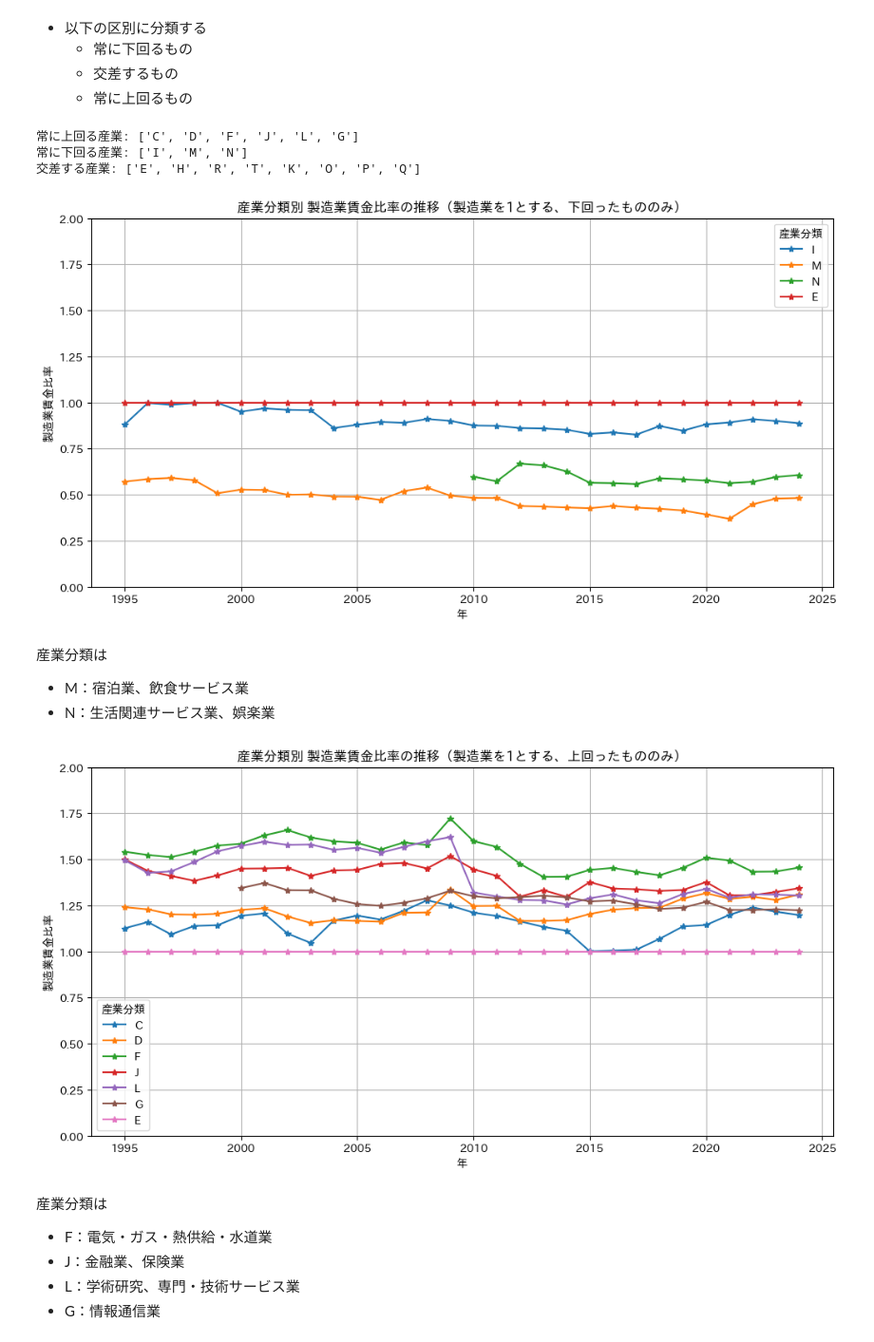
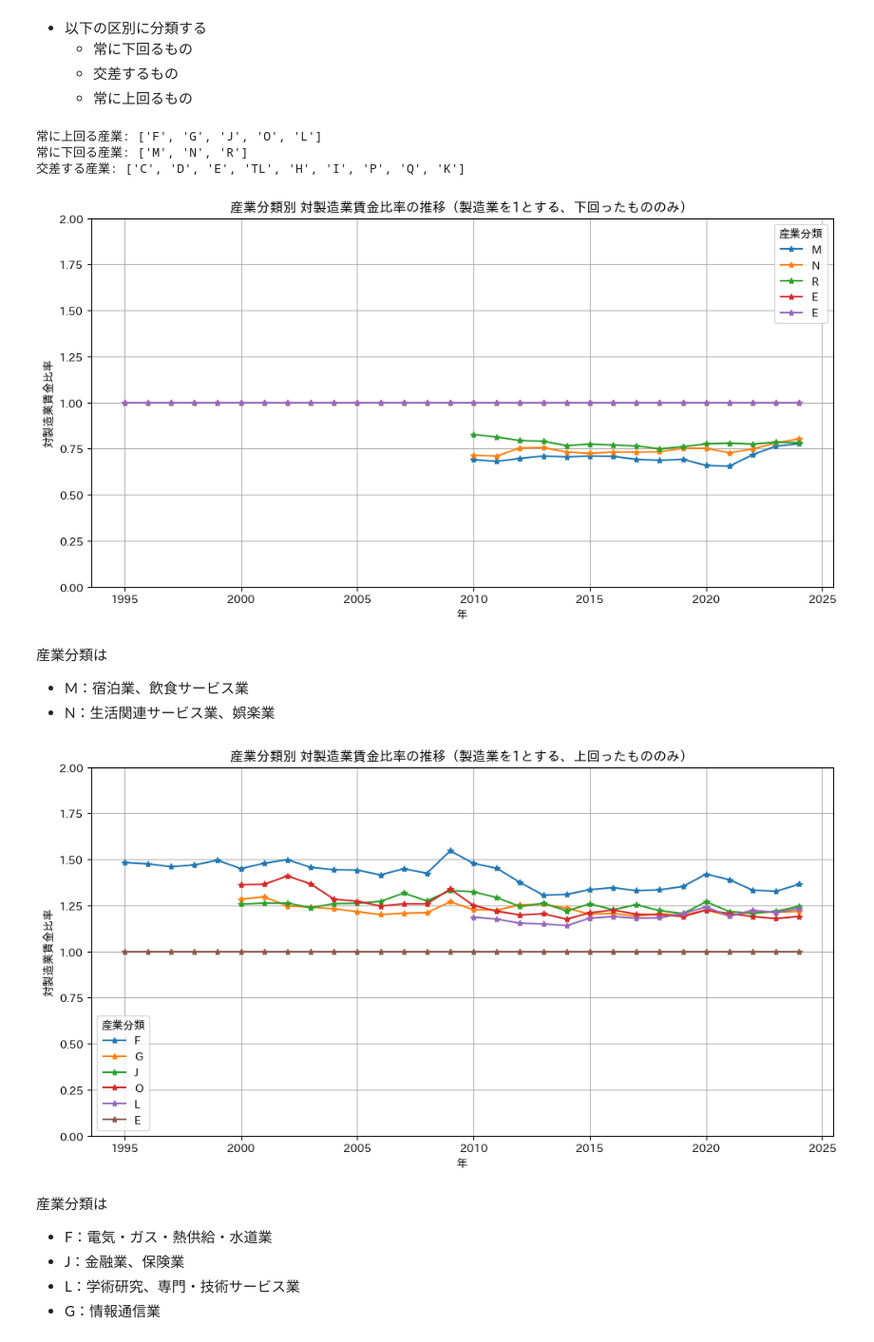
Before and after one commit to M-Yusei1001/K417_Capstone_G9, a Jupyter notebook: eda.ipynb, the cells around one changed output. Shown at 95% size. Cells and saved outputs as stored; diff of their text form; code cells hidden in the pictures.

```diff
--- a/eda.ipynb
+++ b/eda.ipynb
@@ -177,5 +175,5 @@ all_wages = all_wages.drop(columns=["規模"])
 # %%
 # その年の製造業に対する賃金比率を計算、小数点第3位まで
-all_wages["製造業賃金比率"] = all_wages.apply(lambda row: round(row["現金給与総額"] / all_wages[(all_wages["年"] == row["年"]) & (all_wages["産業分類"] == "E")]["現金給与総額"].values[0], 3), axis=1)
-all_wages.head()
+size_t_wages["対製造業賃金比率"] = size_t_wages.apply(lambda row: round(row["現金給与総額"] / size_t_wages[(size_t_wages["年"] == row["年"]) & (size_t_wages["産業分類"] == "E")]["現金給与総額"].values[0], 3), axis=1)
+size_t_wages.head()
 # %% [output]
@@ -192,15 +195,20 @@ all_wages = all_wages[all_wages["年"] >= 1995]
 # 各産業別に線を分けて、折れ線グラフでプロット
 plt.figure(figsize=(12, 6))
 
-for industry in all_wages["産業分類"].unique():
-    industry_data = all_wages[all_wages["産業分類"] == industry]
-    plt.plot(industry_data["年"], industry_data["製造業賃金比率"], marker='*', label=industry)
+industries = size_t_wages["産業分類"].unique()
+
+for i, industry in enumerate(industries):
+    # 色のリストの範囲内で色を選択（足りない場合は循環）
+    color = colors[i % len(colors)]
+    industry_data = size_t_wages[size_t_wages["産業分類"] == industry]
+    plt.plot(industry_data["年"], industry_data["対製造業賃金比率"], marker='*', label=industry, color=color)
 
 plt.xlabel("年")
-plt.ylabel("製造業賃金比率")
+plt.ylabel("対製造業賃金比率")
 plt.ylim(0.0, 2.0)
-plt.title("産業分類別 製造業賃金比率の推移（製造業を1とする）")
-plt.legend(title="産業分類")
+plt.title("産業分類別 対製造業賃金比率の推移（製造業を1とする）")
+plt.legend(title="産業分類", bbox_to_anchor=(1.05, 1), loc='upper left')
 plt.grid(True)
+plt.tight_layout()
 plt.show()
 # %% [output]
@@ -216,9 +224,9 @@ cat_lower = []
 cat_upper = []
 cat_cross = []
 
-for industry in all_wages["産業分類"].unique():
-    industry_data = all_wages[all_wages["産業分類"] == industry]
-    ratios = industry_data["製造業賃金比率"].values
+for industry in size_t_wages["産業分類"].unique():
+    industry_data = size_t_wages[size_t_wages["産業分類"] == industry]
+    ratios = industry_data["対製造業賃金比率"].values
 
     # すべての値が1.0より大きい
     if all(ratio > 1.0 for ratio in ratios):
@@ -234,27 +242,27 @@ print("常に上回る産業:", cat_upper)
 print("常に下回る産業:", cat_lower)
 print("交差する産業:", cat_cross)
 # %% [output]
-常に上回る産業: ['C', 'D', 'F', 'J', 'L', 'G']
-常に下回る産業: ['I', 'M', 'N']
-交差する産業: ['E', 'H', 'R', 'T', 'K', 'O', 'P', 'Q']
+常に上回る産業: ['F', 'G', 'J', 'O', 'L']
+常に下回る産業: ['M', 'N', 'R']
+交差する産業: ['C', 'D', 'E', 'TL', 'H', 'I', 'P', 'Q', 'K']
 # %%
 plt.figure(figsize=(12, 6))
 
 cat_lower.append("E")
 
 for industry in cat_lower:
-    industry_data = all_wages[all_wages["産業分類"] == industry]
-    plt.plot(industry_data["年"], industry_data["製造業賃金比率"], marker='*', label=industry)
+    industry_data = size_t_wages[size_t_wages["産業分類"] == industry]
+    plt.plot(industry_data["年"], industry_data["対製造業賃金比率"], marker='*', label=industry)
 
 plt.xlabel("年")
-plt.ylabel("製造業賃金比率")
+plt.ylabel("対製造業賃金比率")
 plt.ylim(0.0, 2.0)
-plt.title("産業分類別 製造業賃金比率の推移（製造業を1とする、下回ったもののみ）")
+plt.title("産業分類別 対製造業賃金比率の推移（製造業を1とする、下回ったもののみ）")
 plt.legend(title="産業分類")
 plt.grid(True)
 plt.show()
 # %% [output]
-[figure, old version]
+[figure, new version]
 # %% [markdown]
 産業分類は
 - M：宿泊業、飲食サービス業
@@ -262,21 +270,21 @@ plt.show()
 # %%
 plt.figure(figsize=(12, 6))
 
 cat_upper.append("E")
 
 for industry in cat_upper:
-    industry_data = all_wages[all_wages["産業分類"] == industry]
-    plt.plot(industry_data["年"], industry_data["製造業賃金比率"], marker='*', label=industry)
+    industry_data = size_t_wages[size_t_wages["産業分類"] == industry]
+    plt.plot(industry_data["年"], industry_data["対製造業賃金比率"], marker='*', label=industry)
 
 plt.xlabel("年")
-plt.ylabel("製造業賃金比率")
+plt.ylabel("対製造業賃金比率")
 plt.ylim(0.0, 2.0)
-plt.title("産業分類別 製造業賃金比率の推移（製造業を1とする、上回ったもののみ）")
+plt.title("産業分類別 対製造業賃金比率の推移（製造業を1とする、上回ったもののみ）")
 plt.legend(title="産業分類")
 plt.grid(True)
 plt.show()
 # %% [output]
-[figure, old version]
+[figure, new version]
 # %% [markdown]
 産業分類は
 - F：電気・ガス・熱供給・水道業
```
Also changed, not shown: parts of 53 cells of this notebook, 7 other files.
